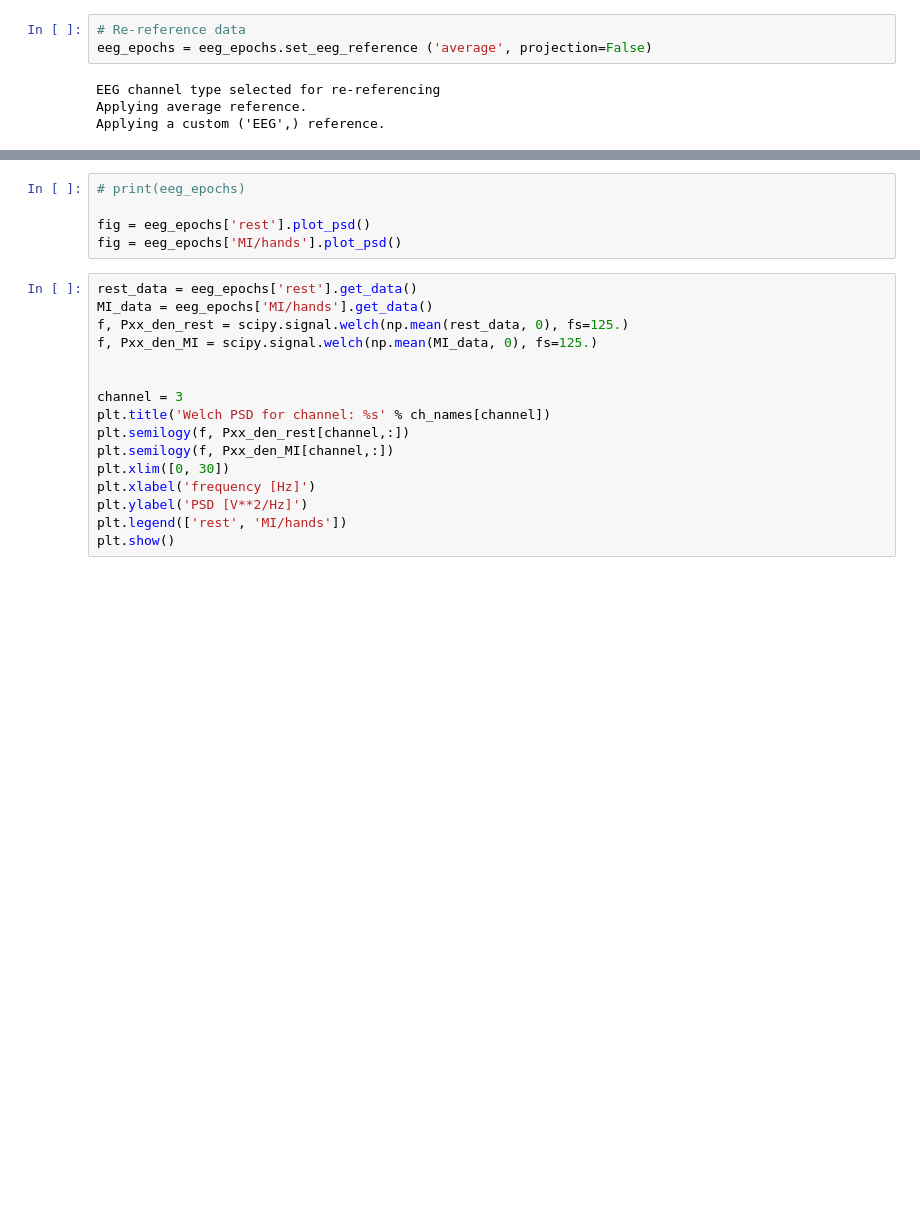
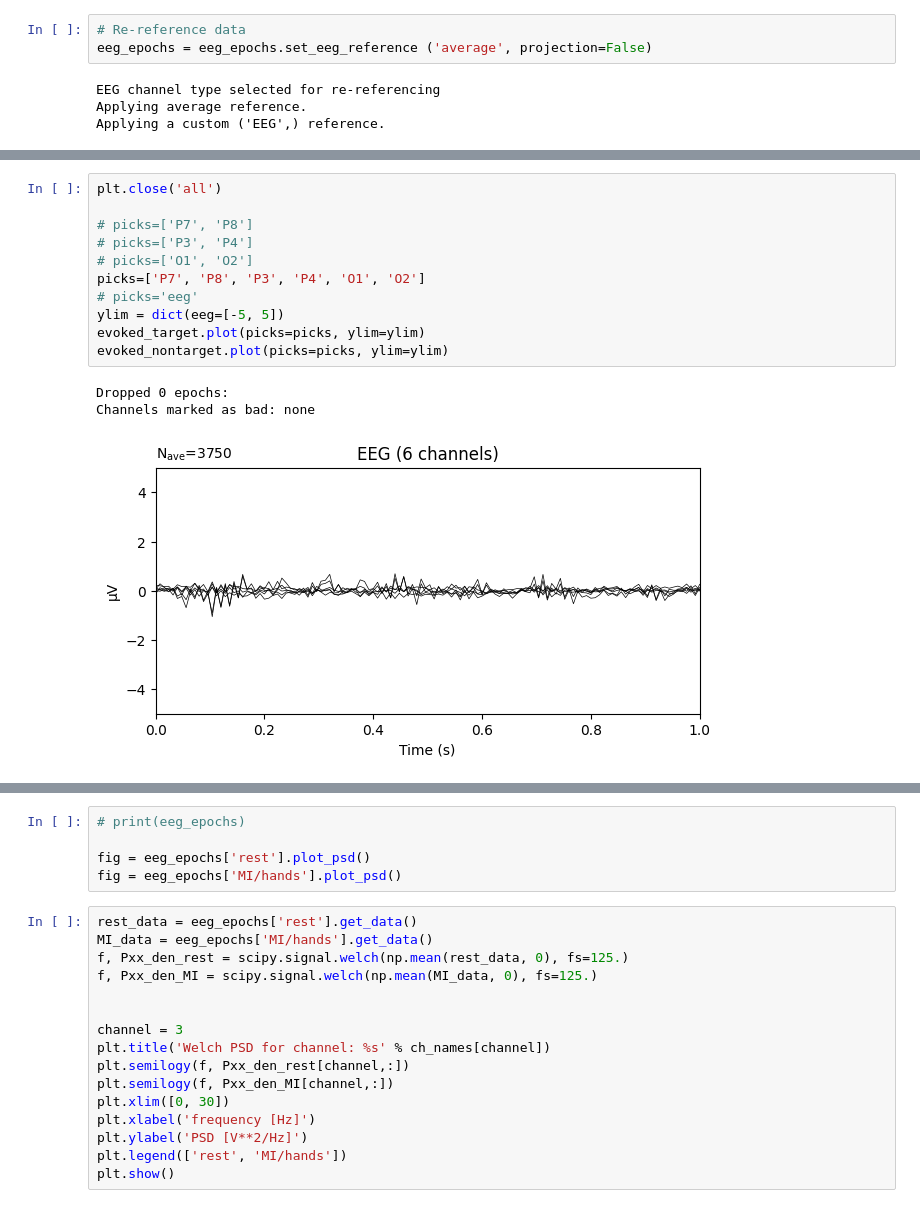
Before and after one commit to jason-leung/brainflow-test, a Jupyter notebook: check_data.ipynb, the cells around one changed output, grey strips where cells are left out. Cells and saved outputs as stored; diff of their text form; blank space fills up the shorter version.

```diff
--- a/check_data.ipynb
+++ b/check_data.ipynb
@@ -304,0 +291,15 @@ Channels marked as bad: none
+# %%
+plt.close('all')
+
+# picks=['P7', 'P8']
+# picks=['P3', 'P4']
+# picks=['O1', 'O2']
+picks=['P7', 'P8', 'P3', 'P4', 'O1', 'O2']
+# picks='eeg'
+ylim = dict(eeg=[-5, 5])
+evoked_target.plot(picks=picks, ylim=ylim)
+evoked_nontarget.plot(picks=picks, ylim=ylim)
+# %% [output]
+Dropped 0 epochs:
+Channels marked as bad: none
+[figure, added]
```
Also changed, not shown: parts of 17 cells of this notebook.
